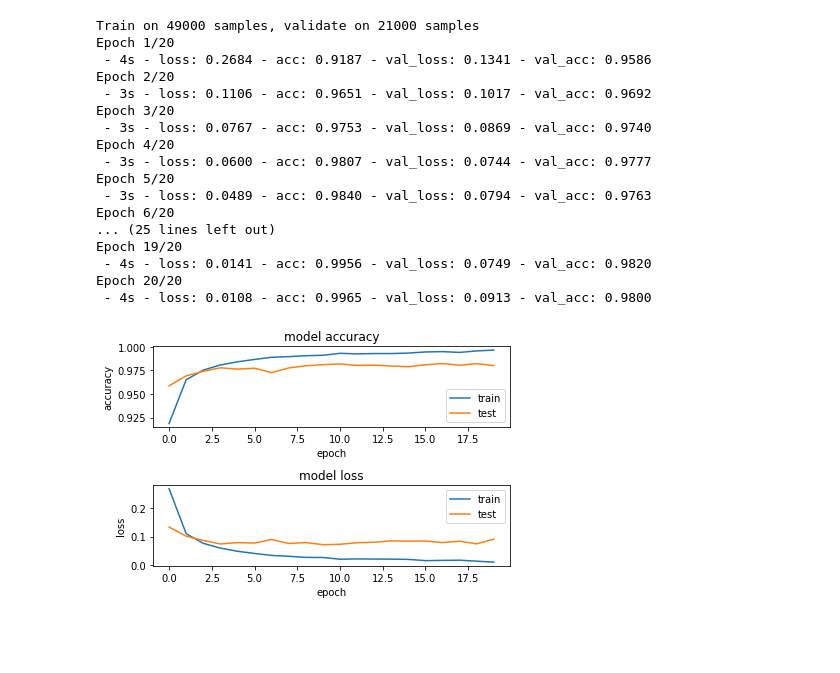
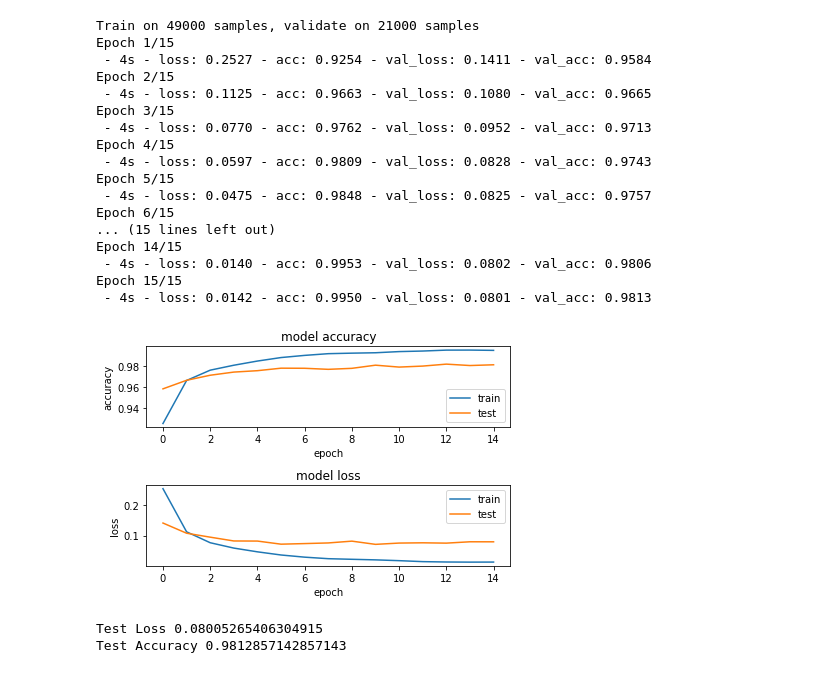
Before and after one commit to adileone/Recognizing-handwritten-digits, a Jupyter notebook: Recognizing handwritten digits INF283 - Project - 2.ipynb, the cells around one changed output. Saved outputs shown, nothing was run; the diff lists cells and outputs as text; code cells hidden in the pictures; blank space fills up the shorter version.

```diff
--- a/Recognizing handwritten digits INF283 - Project - 2.ipynb
+++ b/Recognizing handwritten digits INF283 - Project - 2.ipynb
@@ -70,18 +37,0 @@ Shape after one-hot encoding:  (49000, 10)
-# %%
-# Building the network
-# building a linear stack of layers with the sequential model
-
-model = Sequential()
-model.add(Dense(512, input_shape=(784,)))
-model.add(Activation('relu'))
-model.add(Dropout(0.2))
-
-model.add(Dense(512))
-model.add(Activation('relu'))
-model.add(Dropout(0.2))
-
-model.add(Dense(10))
-model.add(Activation('softmax'))
-
-# compiling the sequential model
-model.compile(loss='categorical_crossentropy', metrics=['accuracy'], optimizer='adam')
@@ -88,47 +82,60 @@ model.compile(loss='categorical_crossentropy', metrics=['accuracy'], optimizer='
+# %%
+model = clf[1]
+
+#Now we are not wrapping our nn into KerasClassifier so we need hot encoding
+y_train_enc = np_utils.to_categorical(y_train, 10)
+y_test_enc = np_utils.to_categorical(y_test, 10)
+
+history = model.fit(X_train,y_train_enc, batch_size=50, epochs=15 ,verbose=2,validation_data=(X_test, y_test_enc))
+# %% [output]
+Train on 49000 samples, validate on 21000 samples
+Epoch 1/15
+ - 4s - loss: 0.2527 - acc: 0.9254 - val_loss: 0.1411 - val_acc: 0.9584
+Epoch 2/15
+ - 4s - loss: 0.1125 - acc: 0.9663 - val_loss: 0.1080 - val_acc: 0.9665
+Epoch 3/15
+ - 4s - loss: 0.0770 - acc: 0.9762 - val_loss: 0.0952 - val_acc: 0.9713
+Epoch 4/15
+ - 4s - loss: 0.0597 - acc: 0.9809 - val_loss: 0.0828 - val_acc: 0.9743
+Epoch 5/15
+ - 4s - loss: 0.0475 - acc: 0.9848 - val_loss: 0.0825 - val_acc: 0.9757
+Epoch 6/15
+... (15 lines left out)
+Epoch 14/15
+ - 4s - loss: 0.0140 - acc: 0.9953 - val_loss: 0.0802 - val_acc: 0.9806
+Epoch 15/15
+ - 4s - loss: 0.0142 - acc: 0.9950 - val_loss: 0.0801 - val_acc: 0.9813
 # %%
-# training the model and saving metrics in history
-history = model.fit(X_train, Y_train,
-          batch_size=128, epochs=20,
-          verbose=2,
-          validation_data=(X_test, Y_test))
-
 # plotting the metrics
 fig = plt.figure()
 plt.subplot(2,1,1)
 plt.plot(history.history['acc'])
 plt.plot(history.history['val_acc'])
 plt.title('model accuracy')
 plt.ylabel('accuracy')
 plt.xlabel('epoch')
 plt.legend(['train', 'test'], loc='lower right')
 
 plt.subplot(2,1,2)
 plt.plot(history.history['loss'])
 plt.plot(history.history['val_loss'])
 plt.title('model loss')
 plt.ylabel('loss')
 plt.xlabel('epoch')
 plt.legend(['train', 'test'], loc='upper right')
 
 plt.tight_layout()
 
 plt.show()
+
+#Evaluating the model
+
+loss, accuracy = model.evaluate(X_test, y_test_enc, verbose=2)
+
+print()
+print("Test Loss", loss)
+print("Test Accuracy", accuracy)
 # %% [output]
+[figure, new version]
-Train on 49000 samples, validate on 21000 samples
-Epoch 1/20
- - 4s - loss: 0.2684 - acc: 0.9187 - val_loss: 0.1341 - val_acc: 0.9586
-Epoch 2/20
- - 3s - loss: 0.1106 - acc: 0.9651 - val_loss: 0.1017 - val_acc: 0.9692
-Epoch 3/20
- - 3s - loss: 0.0767 - acc: 0.9753 - val_loss: 0.0869 - val_acc: 0.9740
-Epoch 4/20
- - 3s - loss: 0.0600 - acc: 0.9807 - val_loss: 0.0744 - val_acc: 0.9777
-Epoch 5/20
- - 3s - loss: 0.0489 - acc: 0.9840 - val_loss: 0.0794 - val_acc: 0.9763
-Epoch 6/20
-... (25 lines left out)
-Epoch 19/20
- - 4s - loss: 0.0141 - acc: 0.9956 - val_loss: 0.0749 - val_acc: 0.9820
-Epoch 20/20
- - 4s - loss: 0.0108 - acc: 0.9965 - val_loss: 0.0913 - val_acc: 0.9800
+Test Loss 0.08005265406304915
+Test Accuracy 0.9812857142857143
-[figure, old version]
```
Also changed, not shown: parts of 5 cells of this notebook, 2 other files.
